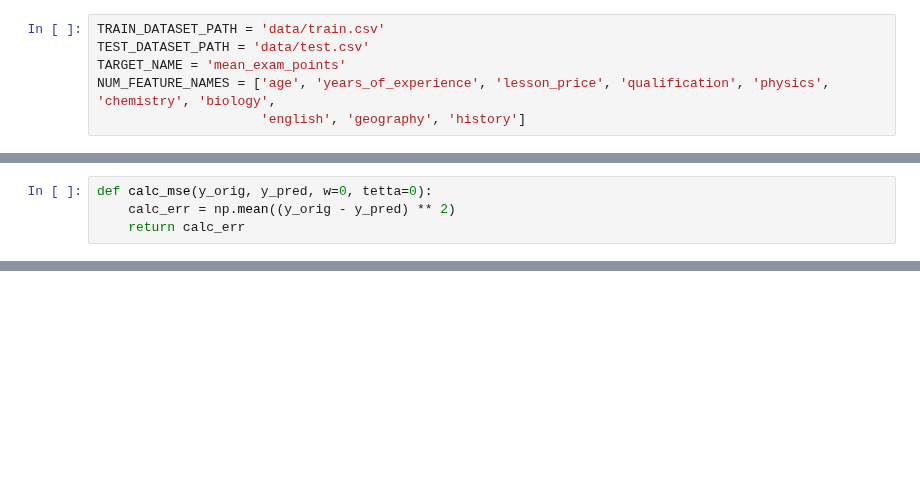
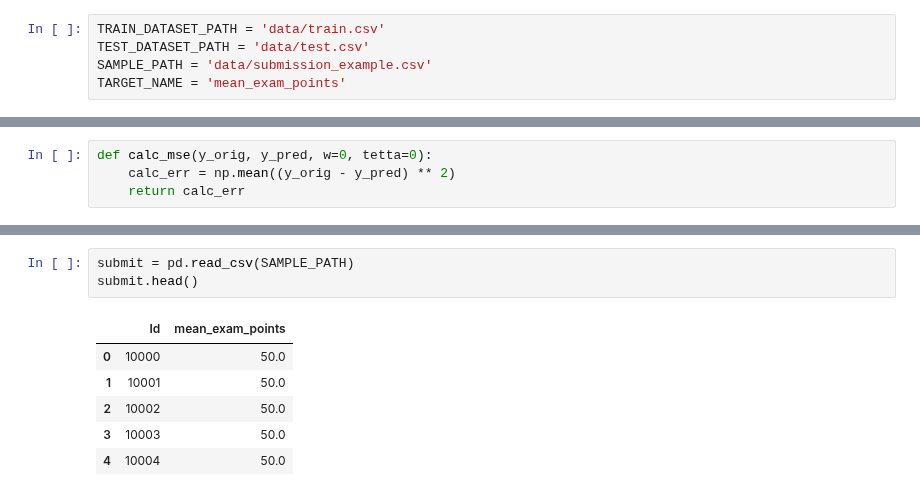
Before and after one commit to alex-chin/gb_data_analysis, a Jupyter notebook: project/math_exam.ipynb, the cells around one changed output, grey strips where cells are left out. Cells and saved outputs as stored; diff of their text form; blank space fills up the shorter version.

```diff
--- a/project/math_exam.ipynb
+++ b/project/math_exam.ipynb
@@ -63,9 +63,8 @@ import matplotlib.pyplot as plt
 # %%
 TRAIN_DATASET_PATH = 'data/train.csv'
 TEST_DATASET_PATH = 'data/test.csv'
+SAMPLE_PATH = 'data/submission_example.csv'
 TARGET_NAME = 'mean_exam_points'
-NUM_FEATURE_NAMES = ['age', 'years_of_experience', 'lesson_price', 'qualification', 'physics', 'chemistry', 'biology',
-                     'english', 'geography', 'history']
 # %%
 train = pd.read_csv(TRAIN_DATASET_PATH)
 test = pd.read_csv(TEST_DATASET_PATH)
@@ -516,0 +572,10 @@ calc_mse(y_train.head(10), p)
+# %%
+submit = pd.read_csv(SAMPLE_PATH)
+submit.head()
+# %% [output]
+|  | Id | mean_exam_points |
+| 0 | 10000 | 50.0 |
+| 1 | 10001 | 50.0 |
+| 2 | 10002 | 50.0 |
+| 3 | 10003 | 50.0 |
+| 4 | 10004 | 50.0 |
```
Also changed, not shown: parts of 37 cells of this notebook.
